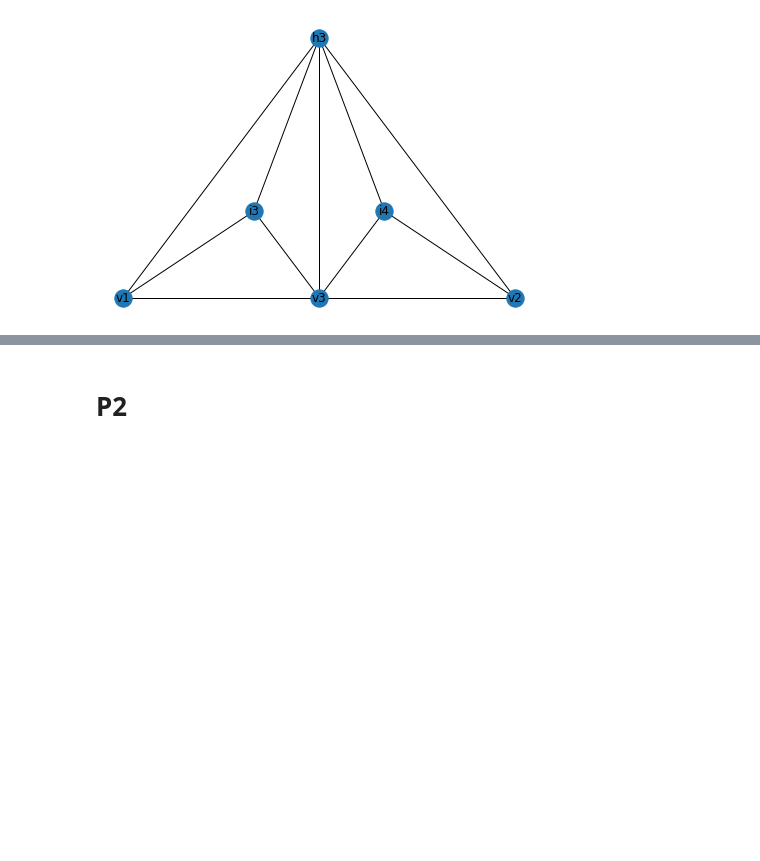
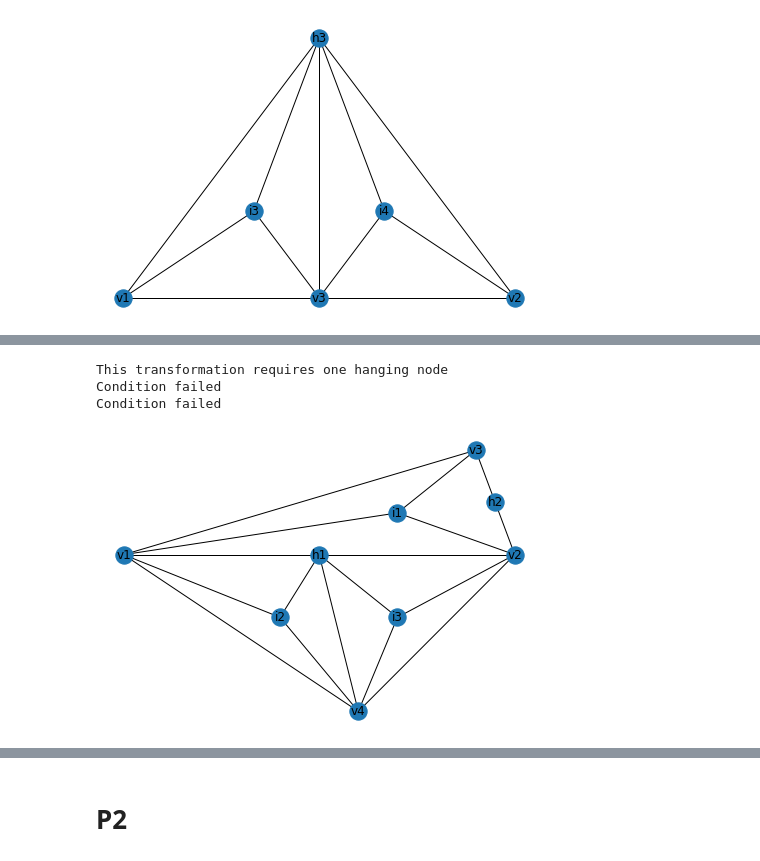
Before and after one commit to aleqsio/Terrain, a Jupyter notebook: CADY-ULTIMATE2.ipynb, the cells around one changed output, grey strips where cells are left out. Saved outputs shown, nothing was run; the diff lists cells and outputs as text; code cells hidden in the pictures; blank space fills up the shorter version.

```diff
--- a/CADY-ULTIMATE2.ipynb
+++ b/CADY-ULTIMATE2.ipynb
@@ -164,7 +162,7 @@ nx.draw(G, build_pos_dict(G), with_labels=True)
 # %% [output]
 [figure]
 # %%
-def transfrom_p1(G: nx.Graph, i: str) -> bool:
+def transform_p1(G: nx.Graph, i: str) -> bool:
     if len(list(G.neighbors(i))) != 3:
         print("Not enough neighbours")
         return False
@@ -257,0 +268,8 @@ nx.draw(G, build_pos_dict(G), with_labels=True)
+# %%
+p1_test(G)
+nx.draw(G, build_pos_dict(G), with_labels=True)
+# %% [output]
+This transformation requires one hanging node
+Condition failed
+Condition failed
+[figure, added]
```
Also changed, not shown: parts of 10 cells of this notebook.
